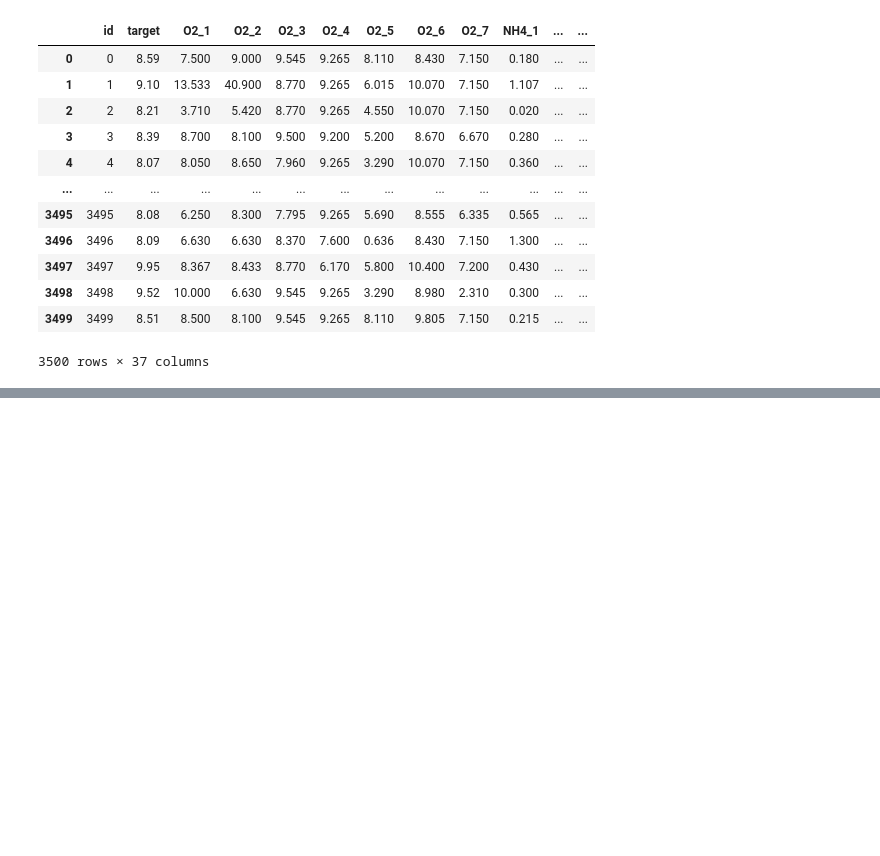
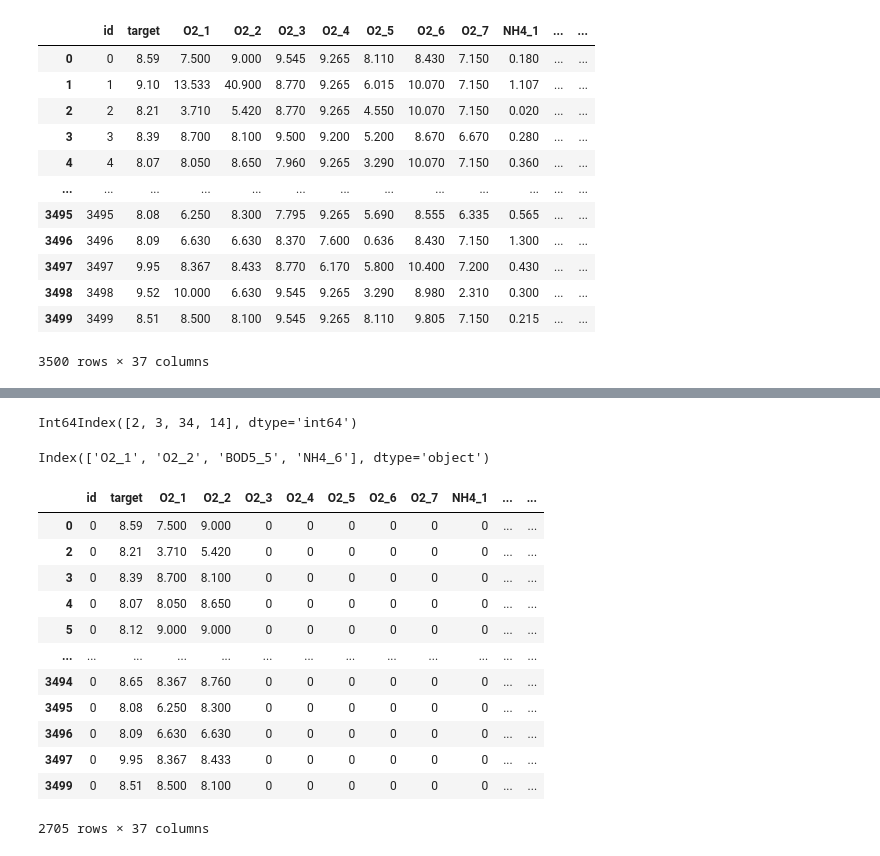
Before and after one commit to ameram/dissolved_o2_augmentation, a Jupyter notebook: playground_v4.ipynb, the cells around one changed output, grey strips where cells are left out. Cells and saved outputs as stored; diff of their text form; code cells hidden in the pictures; blank space fills up the shorter version.

```diff
--- a/playground_v4.ipynb
+++ b/playground_v4.ipynb
@@ -56,0 +205,33 @@ x_train, x_test, y_train, y_test = train_test_split(x, y, test_size=0.2)
+# %%
+features_inx = fi_df.mean(axis=1).sort_values(ascending=False)[:4]
+# %%
+features_inx = features_inx.index+1
+# %% [output]
+Int64Index([2, 3, 34, 14], dtype='int64')
+# %%
+out_features = df.columns[features_inx.index+1]
+# %%
+out_features
+# %% [output]
+Index(['O2_1', 'O2_2', 'BOD5_5', 'NH4_6'], dtype='object')
+# %%
+df_3 = df_2.copy()
+df_3.iloc[:]=0
+df_3[out_features] = df_2[out_features]
+df_3['target'] = df_2['target']
+# %%
+df_3
+# %% [output]
+|  | id | target | O2_1 | O2_2 | O2_3 | O2_4 | O2_5 | O2_6 | O2_7 | NH4_1 | ... | ... |
+| 0 | 0 | 8.59 | 7.500 | 9.000 | 0 | 0 | 0 | 0 | 0 | 0 | ... | ... |
+| 2 | 0 | 8.21 | 3.710 | 5.420 | 0 | 0 | 0 | 0 | 0 | 0 | ... | ... |
+| 3 | 0 | 8.39 | 8.700 | 8.100 | 0 | 0 | 0 | 0 | 0 | 0 | ... | ... |
+| 4 | 0 | 8.07 | 8.050 | 8.650 | 0 | 0 | 0 | 0 | 0 | 0 | ... | ... |
+| 5 | 0 | 8.12 | 9.000 | 9.000 | 0 | 0 | 0 | 0 | 0 | 0 | ... | ... |
+| ... | ... | ... | ... | ... | ... | ... | ... | ... | ... | ... | ... | ... |
+| 3494 | 0 | 8.65 | 8.367 | 8.760 | 0 | 0 | 0 | 0 | 0 | 0 | ... | ... |
+| 3495 | 0 | 8.08 | 6.250 | 8.300 | 0 | 0 | 0 | 0 | 0 | 0 | ... | ... |
+| 3496 | 0 | 8.09 | 6.630 | 6.630 | 0 | 0 | 0 | 0 | 0 | 0 | ... | ... |
+| 3497 | 0 | 9.95 | 8.367 | 8.433 | 0 | 0 | 0 | 0 | 0 | 0 | ... | ... |
+| 3499 | 0 | 8.51 | 8.500 | 8.100 | 0 | 0 | 0 | 0 | 0 | 0 | ... | ... |
+2705 rows × 37 columns
```
Also changed, not shown: parts of 23 cells of this notebook.
